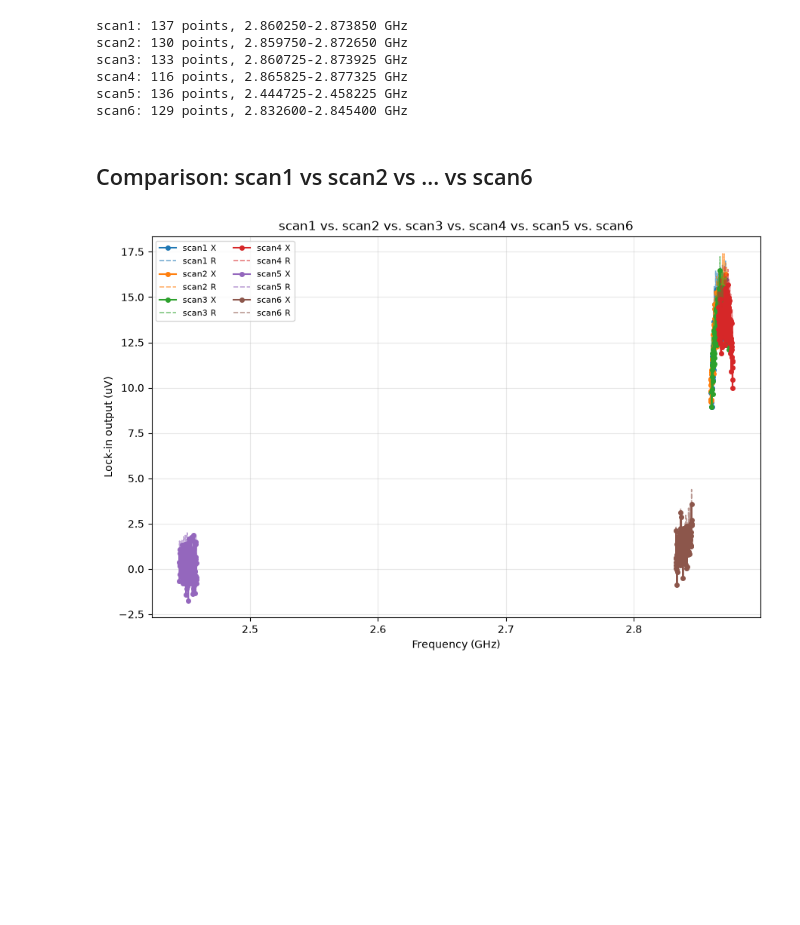
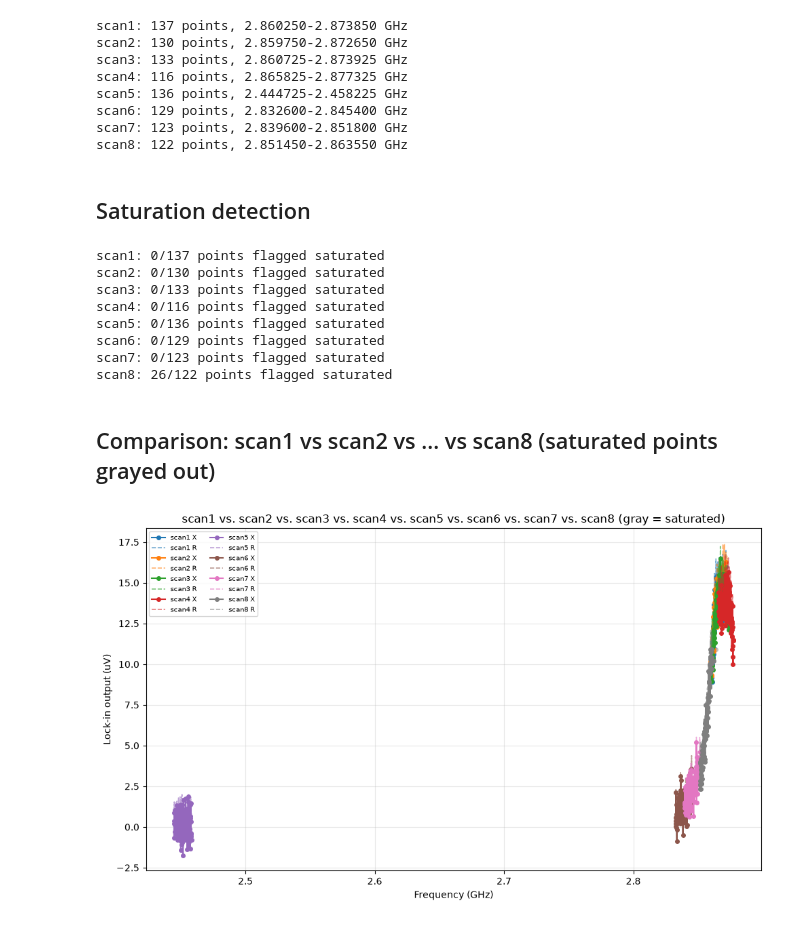
Before and after one commit to meimei2027/diamonds, a Jupyter notebook: experiment/cw_odmr_lock_in_result.ipynb, the cells around one changed output. Cells and saved outputs as stored; diff of their text form; code cells hidden in the pictures; blank space fills up the shorter version.

```diff
--- a/experiment/cw_odmr_lock_in_result.ipynb
+++ b/experiment/cw_odmr_lock_in_result.ipynb
@@ -7,7 +9,7 @@ import numpy as np
 import matplotlib.pyplot as plt
 
 DATA_DIR = r"D:\cw_odmr_lock_in"
-RUN_NAMES = ["scan1", "scan2", "scan3", "scan4", "scan5", "scan6"]
+RUN_NAMES = ["scan1", "scan2", "scan3", "scan4", "scan5", "scan6", "scan7", "scan8"]
 
 runs = {}
 for name in RUN_NAMES:
@@ -28,24 +30,78 @@ scan3: 133 points, 2.860725-2.873925 GHz
 scan4: 116 points, 2.865825-2.877325 GHz
 scan5: 136 points, 2.444725-2.458225 GHz
 scan6: 129 points, 2.832600-2.845400 GHz
+scan7: 123 points, 2.839600-2.851800 GHz
+scan8: 122 points, 2.851450-2.863550 GHz
+# %% [markdown]
+## Saturation detection
+# %%
+def find_saturated_mask(values, min_run=3):
+    """
+    Flag points that are part of a run of >= min_run consecutive
+    (near-)identical values -- a stuck/saturated reading (ADC or
+    sensitivity-range clipping), not real signal or noise: real noise
+    essentially never repeats bit-for-bit for that many points in a row.
+    Returns a boolean array, True where a point belongs to such a run.
+    """
+    values = np.asarray(values)
+    n = len(values)
+    mask = np.zeros(n, dtype=bool)
+    if n == 0:
+        return mask
+    run_start = 0
+    for i in range(1, n):
+        if not np.isclose(values[i], values[i - 1], rtol=1e-9, atol=0):
+            if i - run_start >= min_run:
+                mask[run_start:i] = True
+            run_start = i
+    if n - run_start >= min_run:
+        mask[run_start:] = True
+    return mask
+
+
+for name in RUN_NAMES:
+    sat = find_saturated_mask(runs[name]["x"])
+    runs[name]["saturated"] = sat
+    print(f"{name}: {sat.sum()}/{len(sat)} points flagged saturated")
+# %% [output]
+scan1: 0/137 points flagged saturated
+scan2: 0/130 points flagged saturated
+scan3: 0/133 points flagged saturated
+scan4: 0/116 points flagged saturated
+scan5: 0/136 points flagged saturated
+scan6: 0/129 points flagged saturated
+scan7: 0/123 points flagged saturated
+scan8: 26/122 points flagged saturated
 # %% [markdown]
-## Comparison: scan1 vs scan2 vs ... vs scan6
+## Comparison: scan1 vs scan2 vs ... vs scan8 (saturated points grayed out)
 # %%
-fig, ax = plt.subplots(figsize=(9, 6))
+fig, ax = plt.subplots(figsize=(10, 6))
 colors = plt.cm.tab10.colors
 
 for i, name in enumerate(RUN_NAMES):
     d = runs[name]
     color = colors[i % len(colors)]
-    ax.plot(d["freqs_ghz"], d["x"] * 1e6, "o-", color=color, ms=4, label=f"{name} X")
-    ax.plot(d["freqs_ghz"], d["r"] * 1e6, "--", color=color, lw=1.2, alpha=0.6, label=f"{name} R")
+    sat = d["saturated"]
+    freqs = d["freqs_ghz"]
+    x_uv = d["x"] * 1e6
+    r_uv = d["r"] * 1e6
+
+    x_good = np.where(sat, np.nan, x_uv)
+    r_good = np.where(sat, np.nan, r_uv)
+    x_bad = np.where(sat, x_uv, np.nan)
+    r_bad = np.where(sat, r_uv, np.nan)
+
+    ax.plot(freqs, x_good, "o-", color=color, ms=4, label=f"{name} X")
+    ax.plot(freqs, r_good, "--", color=color, lw=1.2, alpha=0.6, label=f"{name} R")
+    ax.plot(freqs, x_bad, "o", color="0.75", ms=4, zorder=1)
+    ax.plot(freqs, r_bad, "--", color="0.75", lw=1.2, alpha=0.6, zorder=1)
 
 ax.set_xlabel("Frequency (GHz)")
 ax.set_ylabel("Lock-in output (uV)")
-ax.set_title(" vs. ".join(RUN_NAMES))
-ax.legend(fontsize=8, ncol=2)
+ax.set_title(" vs. ".join(RUN_NAMES) + " (gray = saturated)")
+ax.legend(fontsize=7, ncol=2)
 ax.grid(alpha=0.3)
 plt.tight_layout()
 plt.show()
 # %% [output]
-[figure, old version]
+[figure, new version]
```
Also changed, not shown: parts of 19 cells of this notebook, 1 other file.
